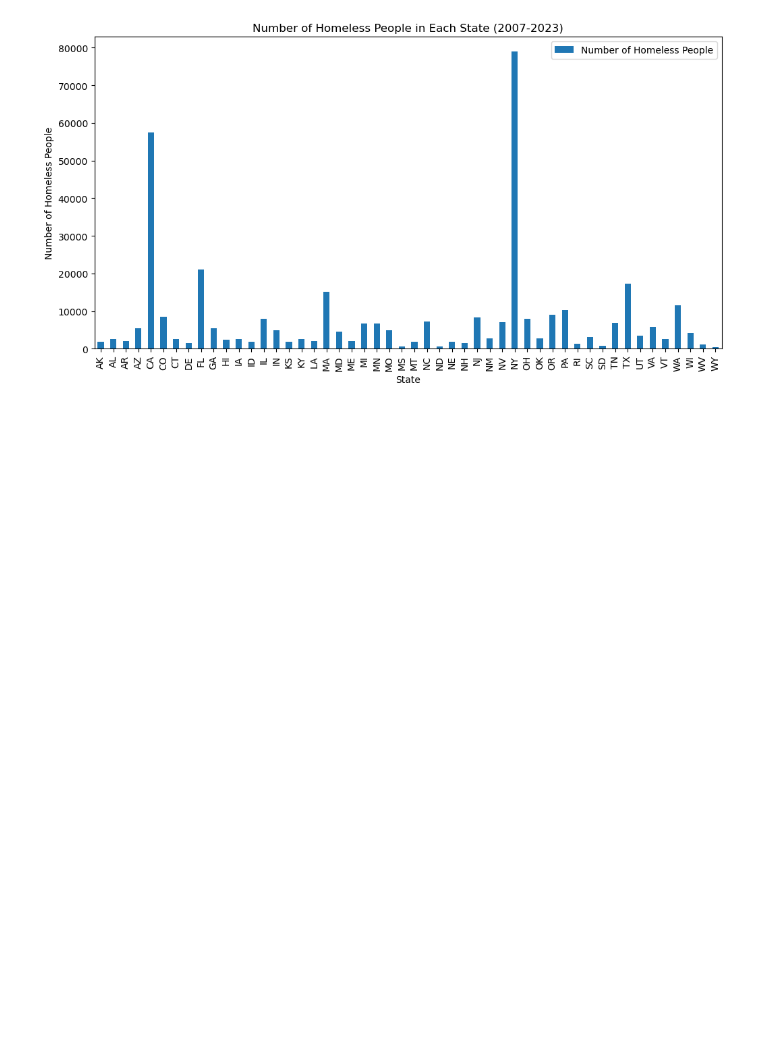
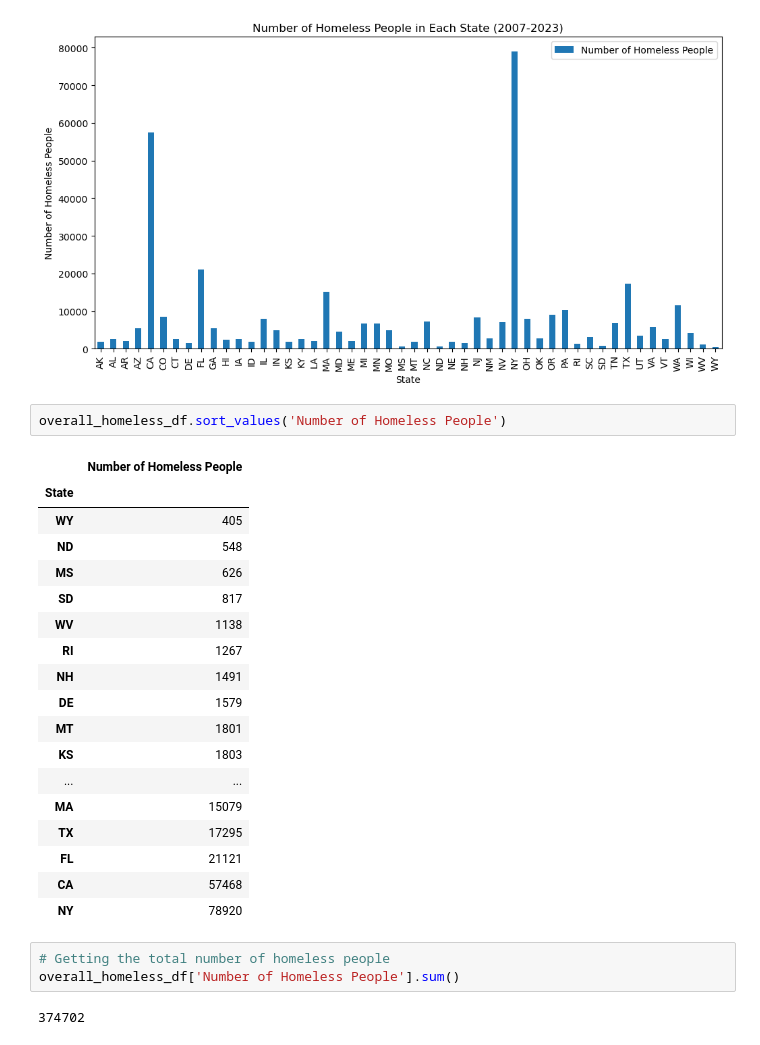
Before and after one commit to d-burke-data/Project_01, a Jupyter notebook: Work_Camden/homeless_stats.ipynb, the cells around one changed output. Cells and saved outputs as stored; diff of their text form; blank space fills up the shorter version.

```diff
--- a/Work_Camden/homeless_stats.ipynb
+++ b/Work_Camden/homeless_stats.ipynb
@@ -60,3 +70,29 @@ fig = homeless_plot.get_figure()
 fig.savefig('Visualizations/US_homeless_per_state.png')
 # %% [output]
 [figure]
+# %%
+overall_homeless_df.sort_values('Number of Homeless People')
+# %% [output]
+|  | Number of Homeless People |
+| State |  |
+| WY | 405 |
+| ND | 548 |
+| MS | 626 |
+| SD | 817 |
+| WV | 1138 |
+| RI | 1267 |
+| NH | 1491 |
+| DE | 1579 |
+| MT | 1801 |
+| KS | 1803 |
+| ... | ... |
+| MA | 15079 |
+| TX | 17295 |
+| FL | 21121 |
+| CA | 57468 |
+| NY | 78920 |
+# %%
+# Getting the total number of homeless people
+overall_homeless_df['Number of Homeless People'].sum()
+# %% [output]
+374702
```
Also changed, not shown: parts of 1 cell of this notebook, 2 other files.
